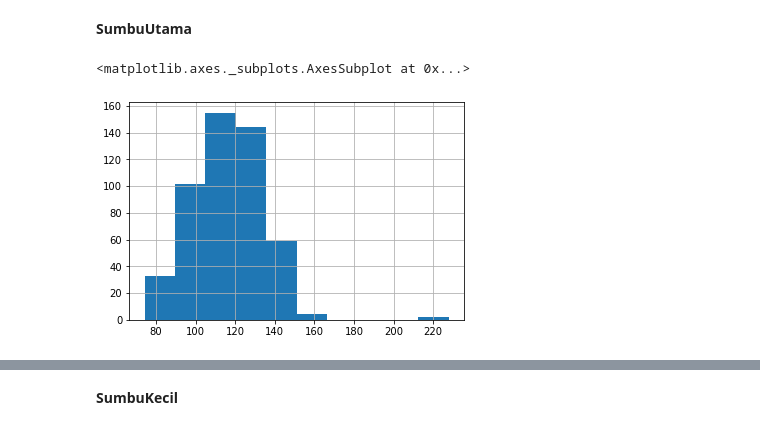
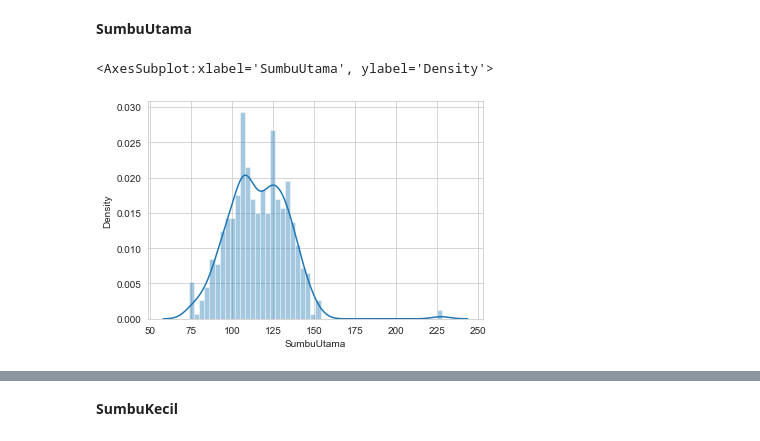
Before and after one commit to pratamaandiko/Tubes-Probstat, a Jupyter notebook: TubesProbstat.ipynb, the cells around one changed output, grey strips where cells are left out. Saved outputs shown, nothing was run; the diff lists cells and outputs as text; code cells hidden in the pictures.

```diff
--- a/TubesProbstat.ipynb
+++ b/TubesProbstat.ipynb
@@ -121,10 +126,11 @@ gandum.boxplot("Daerah")
 # %% [markdown]
 <b>SumbuUtama</b>
-# %%
-gandum["SumbuUtama"].hist()
-# %% [output]
-<matplotlib.axes._subplots.AxesSubplot at 0x...>
-[figure, removed]
+# %%
+sns.distplot(gandum['SumbuUtama'], hist=True, kde=True, bins=int(50))
+# gandum["SumbuUtama"].hist(bins=15)
+# %% [output]
+<AxesSubplot:xlabel='SumbuUtama', ylabel='Density'>
+[figure, added]
 # %%
 gandum.boxplot("SumbuUtama")
 # %% [output]
```
Also changed, not shown: parts of 35 cells of this notebook.
